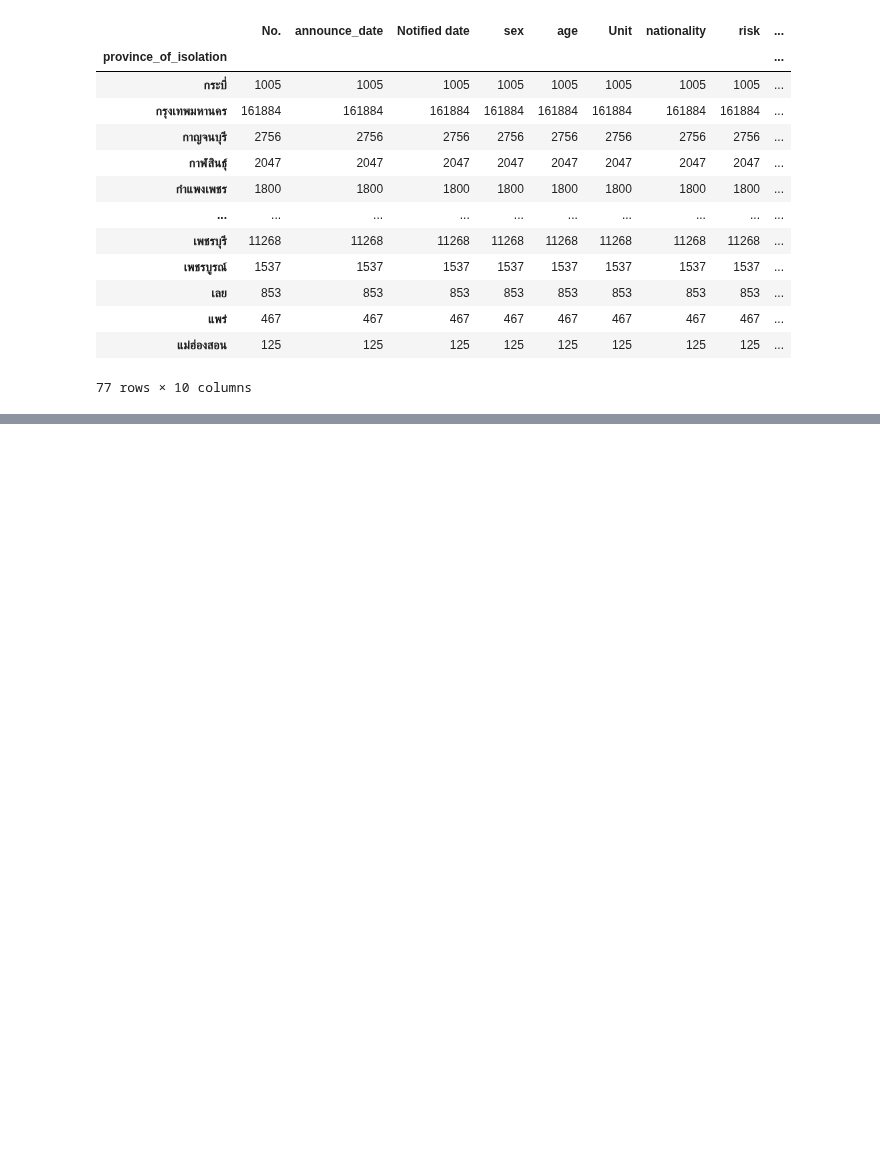
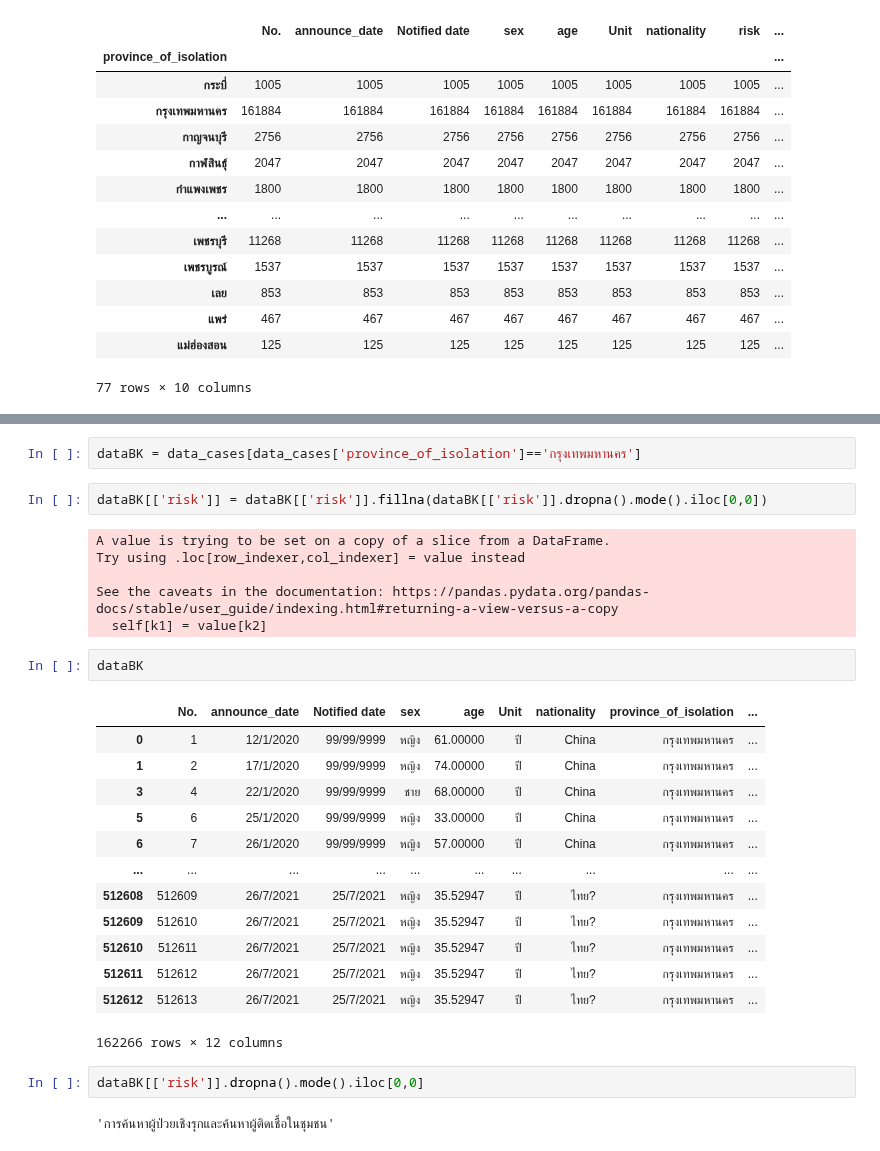
Before and after one commit to Anusarakh/DPDM2021, a Jupyter notebook: Data_Preprocessing(Chapter3).ipynb, the cells around one changed output, grey strips where cells are left out. Saved outputs shown, nothing was run; the diff lists cells and outputs as text; blank space fills up the shorter version.

```diff
--- a/Data_Preprocessing(Chapter3).ipynb
+++ b/Data_Preprocessing(Chapter3).ipynb
@@ -623,0 +820,30 @@ dept
+# %%
+dataBK = data_cases[data_cases['province_of_isolation']=='กรุงเทพมหานคร']
+# %%
+dataBK[['risk']] = dataBK[['risk']].fillna(dataBK[['risk']].dropna().mode().iloc[0,0])
+# %% [output]
+A value is trying to be set on a copy of a slice from a DataFrame.
+Try using .loc[row_indexer,col_indexer] = value instead
+
+See the caveats in the documentation: https://pandas.pydata.org/pandas-docs/stable/user_guide/indexing.html#returning-a-view-versus-a-copy
+  self[k1] = value[k2]
+# %%
+dataBK
+# %% [output]
+|  | No. | announce_date | Notified date | sex | age | Unit | nationality | province_of_isolation | ... |
+| 0 | 1 | 12/1/2020 | 99/99/9999 | หญิง | 61.00000 | ปี | China | กรุงเทพมหานคร | ... |
+| 1 | 2 | 17/1/2020 | 99/99/9999 | หญิง | 74.00000 | ปี | China | กรุงเทพมหานคร | ... |
+| 3 | 4 | 22/1/2020 | 99/99/9999 | ชาย | 68.00000 | ปี | China | กรุงเทพมหานคร | ... |
+| 5 | 6 | 25/1/2020 | 99/99/9999 | หญิง | 33.00000 | ปี | China | กรุงเทพมหานคร | ... |
+| 6 | 7 | 26/1/2020 | 99/99/9999 | หญิง | 57.00000 | ปี | China | กรุงเทพมหานคร | ... |
+| ... | ... | ... | ... | ... | ... | ... | ... | ... | ... |
+| 512608 | 512609 | 26/7/2021 | 25/7/2021 | หญิง | 35.52947 | ปี | ไทย? | กรุงเทพมหานคร | ... |
+| 512609 | 512610 | 26/7/2021 | 25/7/2021 | หญิง | 35.52947 | ปี | ไทย? | กรุงเทพมหานคร | ... |
+| 512610 | 512611 | 26/7/2021 | 25/7/2021 | หญิง | 35.52947 | ปี | ไทย? | กรุงเทพมหานคร | ... |
+| 512611 | 512612 | 26/7/2021 | 25/7/2021 | หญิง | 35.52947 | ปี | ไทย? | กรุงเทพมหานคร | ... |
+| 512612 | 512613 | 26/7/2021 | 25/7/2021 | หญิง | 35.52947 | ปี | ไทย? | กรุงเทพมหานคร | ... |
+162266 rows × 12 columns
+# %%
+dataBK[['risk']].dropna().mode().iloc[0,0]
+# %% [output]
+'การค้นหาผู้ป่วยเชิงรุกและค้นหาผู้ติดเชื้อในชุมชน'
```
Also changed, not shown: parts of 24 cells of this notebook.
